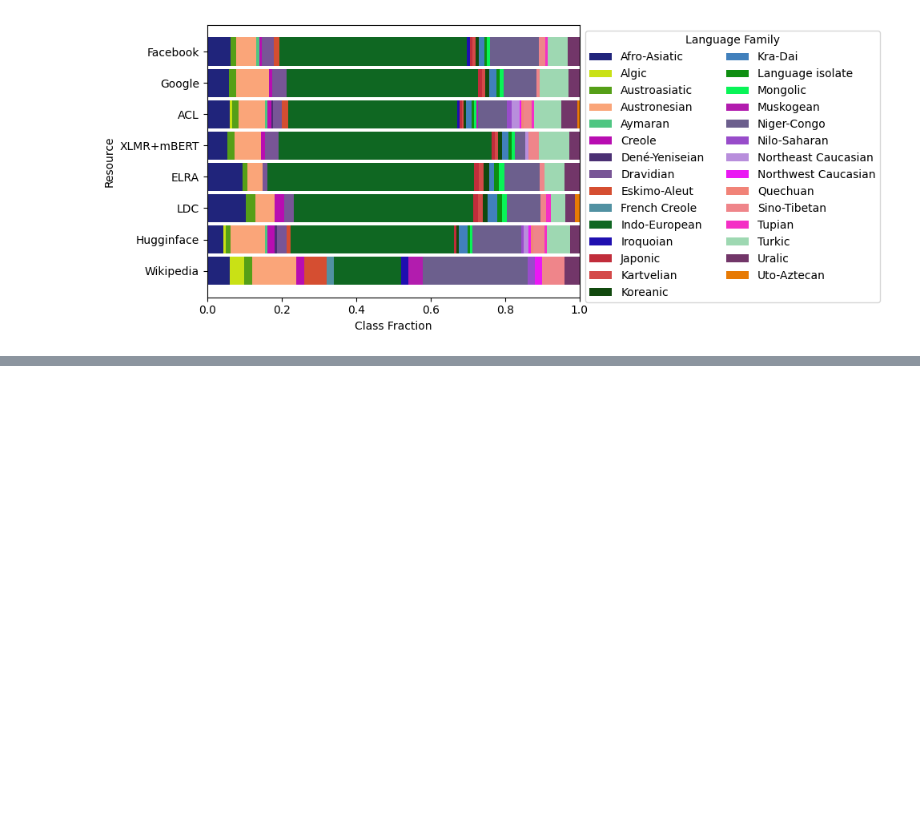
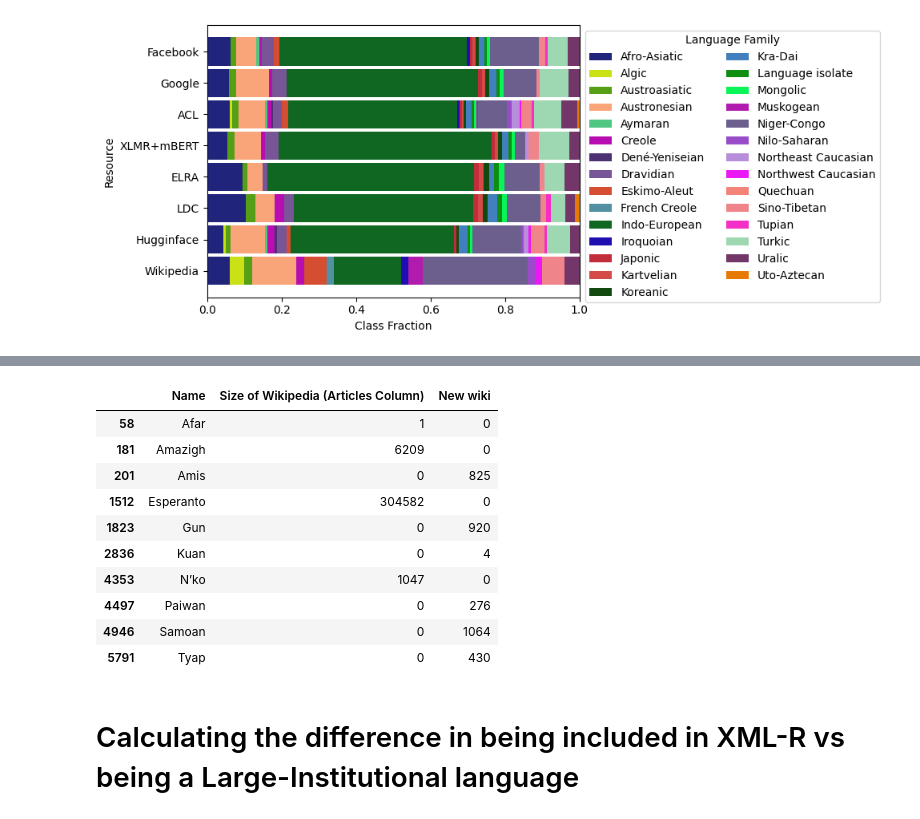
Before and after one commit to NisansaDdS/Some-Languages-are-More-Equal-than-Others, a Jupyter notebook: Generate Diagrams.ipynb, the cells around one changed output, grey strips where cells are left out. Cells and saved outputs as stored; diff of their text form; code cells hidden in the pictures; blank space fills up the shorter version.

```diff
--- a/Generate Diagrams.ipynb
+++ b/Generate Diagrams.ipynb
@@ -1800,0 +2012,18 @@ Seed was: 3237499347492127850
+# %%
+# Wikis that were created or completely removed within the considered 6 months
+
+wikiSanity[((wikiSanity[oldColumn]==0) & (wikiSanity[newColumn]>0))|((wikiSanity[oldColumn]>0) & (wikiSanity[newColumn]==0))]
+# %% [output]
+|  | Name | Size of Wikipedia (Articles Column) | New wiki |
+| 58 | Afar | 1 | 0 |
+| 181 | Amazigh | 6209 | 0 |
+| 201 | Amis | 0 | 825 |
+| 1512 | Esperanto | 304582 | 0 |
+| 1823 | Gun | 0 | 920 |
+| 2836 | Kuan | 0 | 4 |
+| 4353 | N’ko | 1047 | 0 |
+| 4497 | Paiwan | 0 | 276 |
+| 4946 | Samoan | 0 | 1064 |
+| 5791 | Tyap | 0 | 430 |
+# %% [markdown]
+# Calculating the difference in being included in XML-R vs being a Large-Institutional language
```
Also changed, not shown: parts of 17 cells of this notebook, 6 other files.
